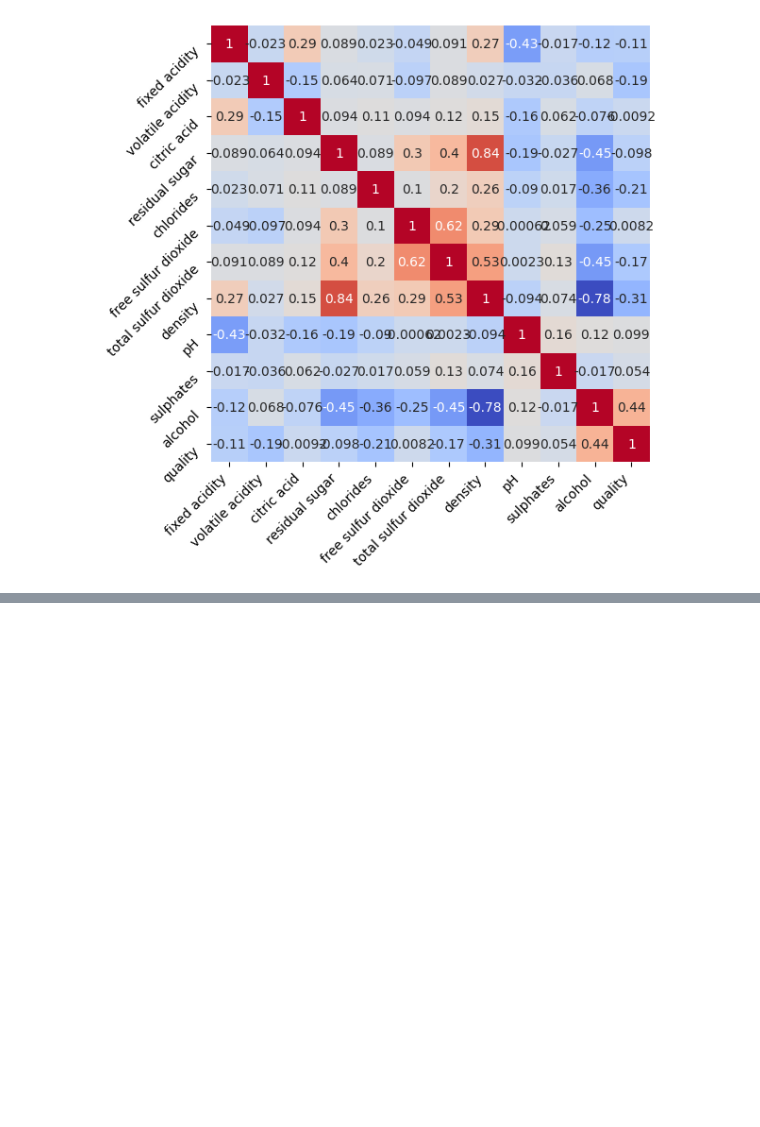
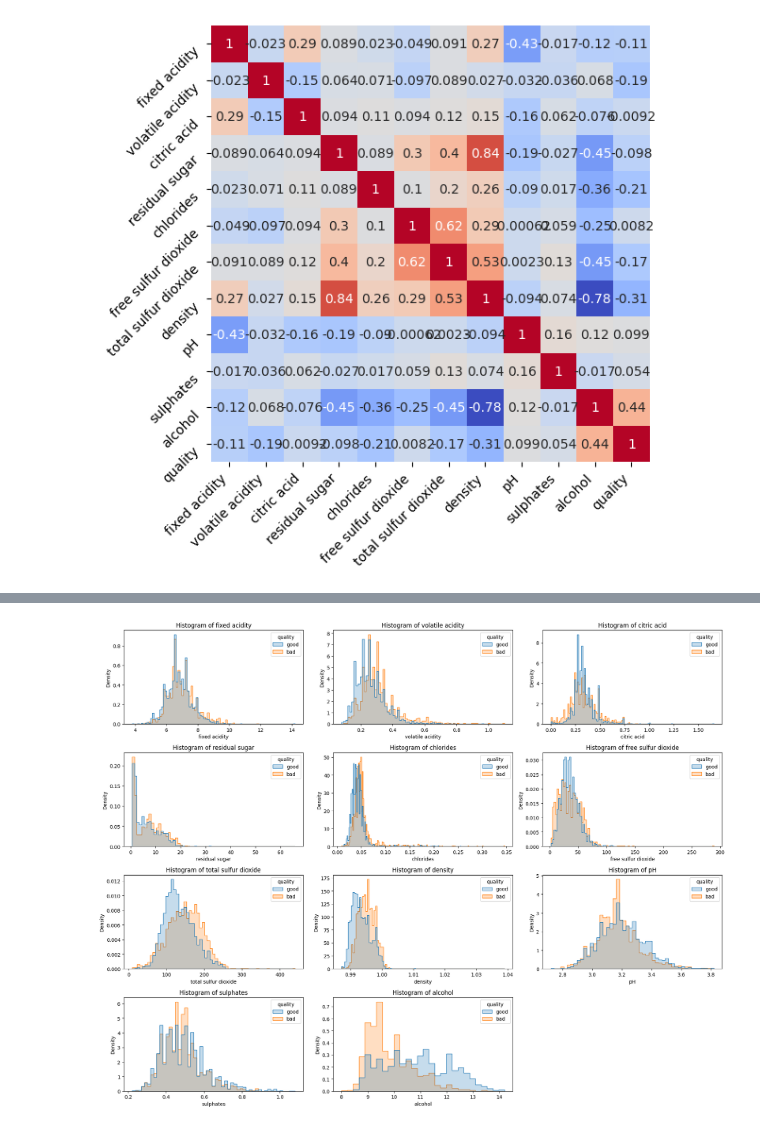
Before and after one commit to bercaakbayir/unimi-dse-ml-project, a Jupyter notebook: main.ipynb, the cells around one changed output, grey strips where cells are left out. Cells and saved outputs as stored; diff of their text form; code cells hidden in the pictures; blank space fills up the shorter version.

```diff
--- a/main.ipynb
+++ b/main.ipynb
@@ -330,0 +359,23 @@ plt.show()
+# %%
+# Separate features
+features = [col for col in wines.columns if col != 'quality' and col != 'wine_type']
+
+wine_red_good_quality = wine_red[wine_red['quality'] == "good"]
+wine_red_bad_quality = wine_red[wine_red['quality'] == "bad"]
+
+# Store results
+results = []
+
+for col in features:
+    stat, p = mannwhitneyu(wine_red_good_quality[col], wine_red_bad_quality[col], alternative='two-sided')
+    results.append({
+        'Feature': col,
+        'U-statistic': stat,
+        'p-value': p,
+        'Significant': 'Yes' if p < 0.05 else 'No'
+    })
+
+# Convert to DataFrame
+results_df = pd.DataFrame(results).sort_values('p-value')
+
+print(results_df)
@@ -330,0 +395,18 @@ plt.show()
+# %%
+fig, axes = plt.subplots(4, 3, figsize=(18, 14))
+axes = axes.flatten()
+features = [col for col in wine_white.columns if col != 'quality']
+
+for i, col in enumerate(features):
+    sns.histplot(data=wine_white, x=col, hue='quality', kde=False, ax=axes[i],
+                 element='step', stat='density', common_norm=False, legend=True)
+    axes[i].set_title(f'Histogram of {col}')
+
+# Hide unused axes if any
+for j in range(len(features), len(axes)):
+    axes[j].axis('off')
+
+plt.tight_layout()
+plt.show()
+# %% [output]
+[figure, added]
```
Also changed, not shown: parts of 5 cells of this notebook, 1 other file.
